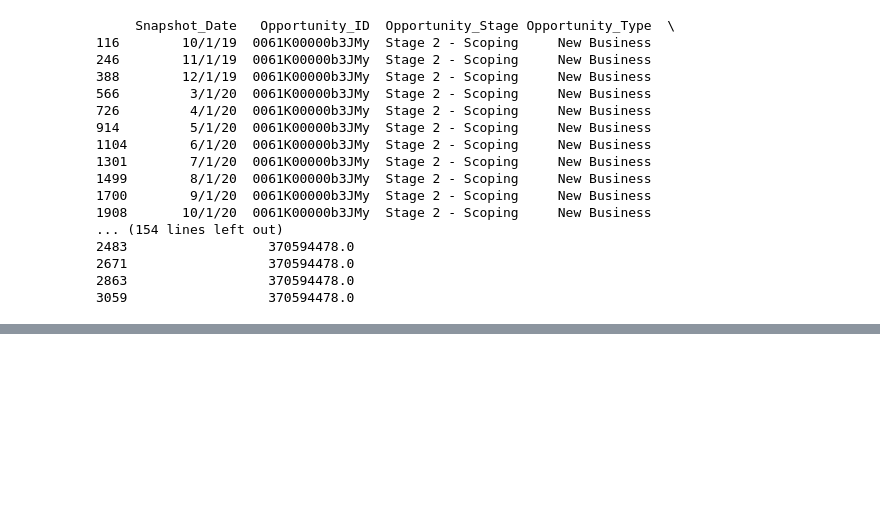
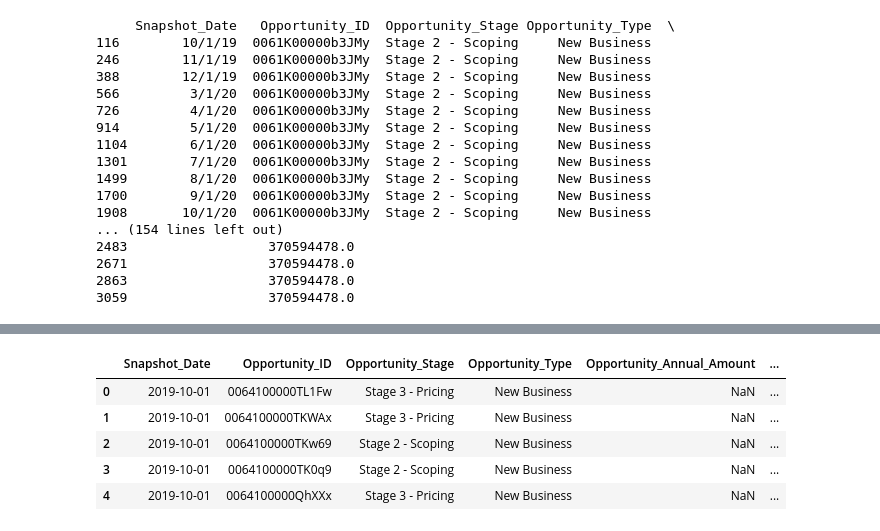
Before and after one commit to Lavanyashankar09/AI_Hackathon, a Jupyter notebook: notebook-1.ipynb, the cells around one changed output, grey strips where cells are left out. Saved outputs shown, nothing was run; the diff lists cells and outputs as text; code cells hidden in the pictures; blank space fills up the shorter version.

```diff
--- a/notebook-1.ipynb
+++ b/notebook-1.ipynb
@@ -92,0 +163,14 @@ print(specific_row)
+# %%
+# Assuming df is your DataFrame
+# Convert 'Opportunity_Close_Date' to datetime format with explicit format
+df['Opportunity_Close_Date'] = pd.to_datetime(df['Opportunity_Close_Date'], format='%m/%d/%y')
+df['Opportunity_Created_Date'] = pd.to_datetime(df['Opportunity_Created_Date'], format='%m/%d/%y')
+df['Snapshot_Date'] = pd.to_datetime(df['Snapshot_Date'], format='%m/%d/%y')
+df.head()
+# %% [output]
+|  | Snapshot_Date | Opportunity_ID | Opportunity_Stage | Opportunity_Type | Opportunity_Annual_Amount | ... |
+| 0 | 2019-10-01 | 0064100000TL1Fw | Stage 3 - Pricing | New Business | NaN | ... |
+| 1 | 2019-10-01 | 0064100000TKWAx | Stage 3 - Pricing | New Business | NaN | ... |
+| 2 | 2019-10-01 | 0064100000TKw69 | Stage 2 - Scoping | New Business | NaN | ... |
+| 3 | 2019-10-01 | 0064100000TK0q9 | Stage 2 - Scoping | New Business | NaN | ... |
+| 4 | 2019-10-01 | 0064100000QhXXx | Stage 3 - Pricing | New Business | NaN | ... |
```
Also changed, not shown: parts of 13 cells of this notebook.
